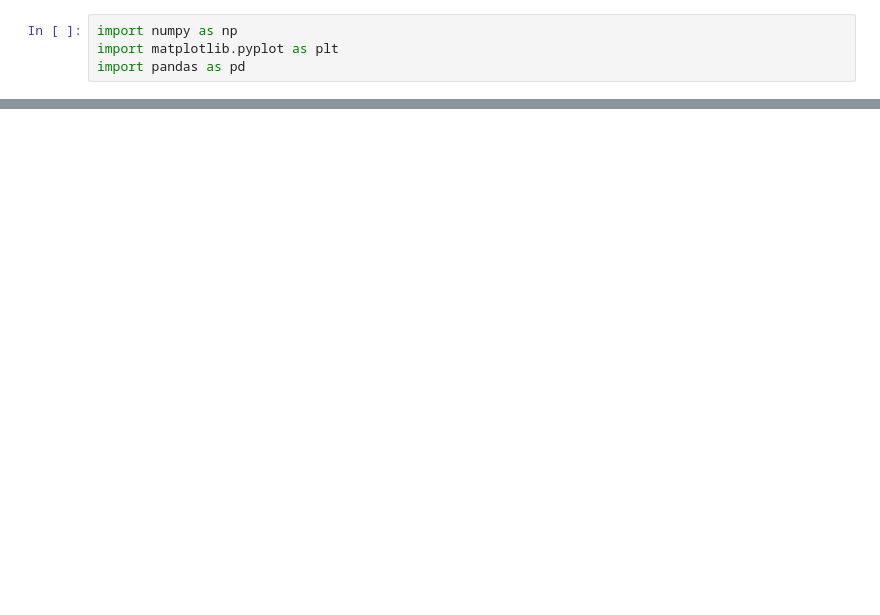
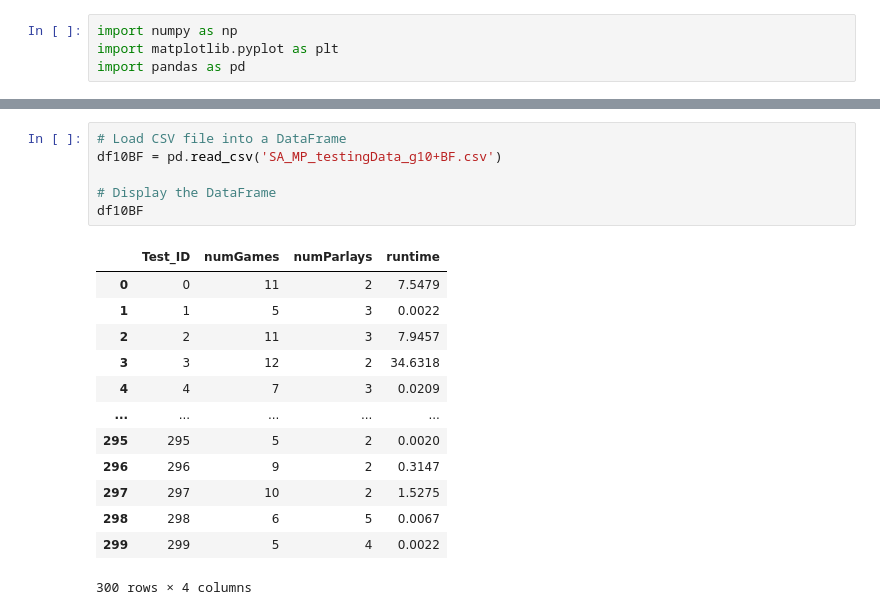
Before and after one commit to Abroek327/Algorithm-analysis-project-, a Jupyter notebook: Project-Parlay/Testing/SAMPtest_Analysis.ipynb, the cells around one changed output, grey strips where cells are left out. Saved outputs shown, nothing was run; the diff lists cells and outputs as text; blank space fills up the shorter version.

```diff
--- a/Project-Parlay/Testing/SAMPtest_Analysis.ipynb
+++ b/Project-Parlay/Testing/SAMPtest_Analysis.ipynb
@@ -208,0 +293,20 @@ plt.show()
+# %%
+# Load CSV file into a DataFrame
+df10BF = pd.read_csv('SA_MP_testingData_g10+BF.csv')
+
+# Display the DataFrame
+df10BF
+# %% [output]
+|  | Test_ID | numGames | numParlays | runtime |
+| 0 | 0 | 11 | 2 | 7.5479 |
+| 1 | 1 | 5 | 3 | 0.0022 |
+| 2 | 2 | 11 | 3 | 7.9457 |
+| 3 | 3 | 12 | 2 | 34.6318 |
+| 4 | 4 | 7 | 3 | 0.0209 |
+| ... | ... | ... | ... | ... |
+| 295 | 295 | 5 | 2 | 0.0020 |
+| 296 | 296 | 9 | 2 | 0.3147 |
+| 297 | 297 | 10 | 2 | 1.5275 |
+| 298 | 298 | 6 | 5 | 0.0067 |
+| 299 | 299 | 5 | 4 | 0.0022 |
+300 rows × 4 columns
```
Also changed, not shown: parts of 9 cells of this notebook, 20 other files.
